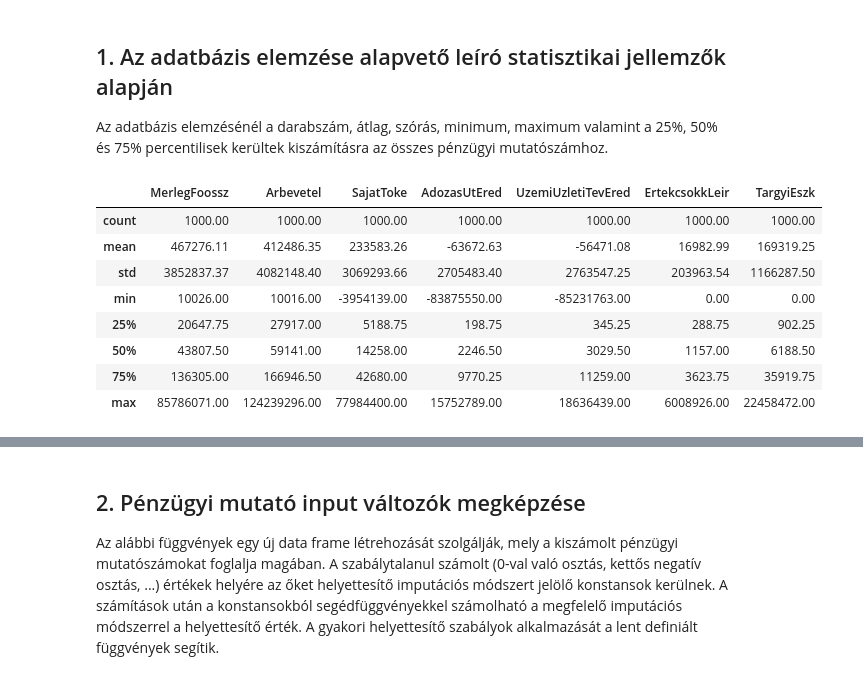
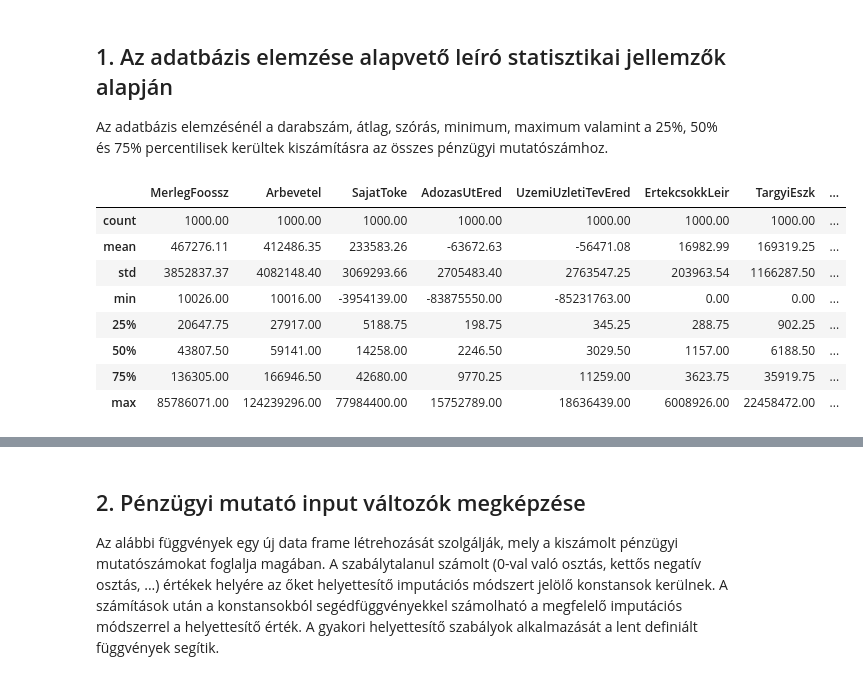
Before and after one commit to Kolos65/BankruptcyPrediction, a Jupyter notebook: Bankruptcy.ipynb, the cells around one changed output, grey strips where cells are left out. Cells and saved outputs as stored; diff of their text form; code cells hidden in the pictures.

Commit message:
Updates table prints

```diff
--- a/Bankruptcy.ipynb
+++ b/Bankruptcy.ipynb
@@ -40,16 +40,16 @@ Az adatbázis elemzésénél a darabszám, átlag, szórás, minimum, maximum va
 # %%
 summary = rawdata.describe().iloc[:,1:20]
 
 pd.options.display.float_format = '{:.2f}'.format
 
-summary.iloc[:,0:7]
+summary
 # %% [output]
-|  | MerlegFoossz | Arbevetel | SajatToke | AdozasUtEred | UzemiUzletiTevEred | ErtekcsokkLeir | TargyiEszk |
-| count | 1000.00 | 1000.00 | 1000.00 | 1000.00 | 1000.00 | 1000.00 | 1000.00 |
-| mean | 467276.11 | 412486.35 | 233583.26 | -63672.63 | -56471.08 | 16982.99 | 169319.25 |
-| std | 3852837.37 | 4082148.40 | 3069293.66 | 2705483.40 | 2763547.25 | 203963.54 | 1166287.50 |
-| min | 10026.00 | 10016.00 | -3954139.00 | -83875550.00 | -85231763.00 | 0.00 | 0.00 |
-| 25% | 20647.75 | 27917.00 | 5188.75 | 198.75 | 345.25 | 288.75 | 902.25 |
-| 50% | 43807.50 | 59141.00 | 14258.00 | 2246.50 | 3029.50 | 1157.00 | 6188.50 |
-| 75% | 136305.00 | 166946.50 | 42680.00 | 9770.25 | 11259.00 | 3623.75 | 35919.75 |
-| max | 85786071.00 | 124239296.00 | 77984400.00 | 15752789.00 | 18636439.00 | 6008926.00 | 22458472.00 |
+|  | MerlegFoossz | Arbevetel | SajatToke | AdozasUtEred | UzemiUzletiTevEred | ErtekcsokkLeir | TargyiEszk | ... |
+| count | 1000.00 | 1000.00 | 1000.00 | 1000.00 | 1000.00 | 1000.00 | 1000.00 | ... |
+| mean | 467276.11 | 412486.35 | 233583.26 | -63672.63 | -56471.08 | 16982.99 | 169319.25 | ... |
+| std | 3852837.37 | 4082148.40 | 3069293.66 | 2705483.40 | 2763547.25 | 203963.54 | 1166287.50 | ... |
+| min | 10026.00 | 10016.00 | -3954139.00 | -83875550.00 | -85231763.00 | 0.00 | 0.00 | ... |
+| 25% | 20647.75 | 27917.00 | 5188.75 | 198.75 | 345.25 | 288.75 | 902.25 | ... |
+| 50% | 43807.50 | 59141.00 | 14258.00 | 2246.50 | 3029.50 | 1157.00 | 6188.50 | ... |
+| 75% | 136305.00 | 166946.50 | 42680.00 | 9770.25 | 11259.00 | 3623.75 | 35919.75 | ... |
+| max | 85786071.00 | 124239296.00 | 77984400.00 | 15752789.00 | 18636439.00 | 6008926.00 | 22458472.00 | ... |
```
Also changed, not shown: parts of 14 cells of this notebook, 2 other files.
